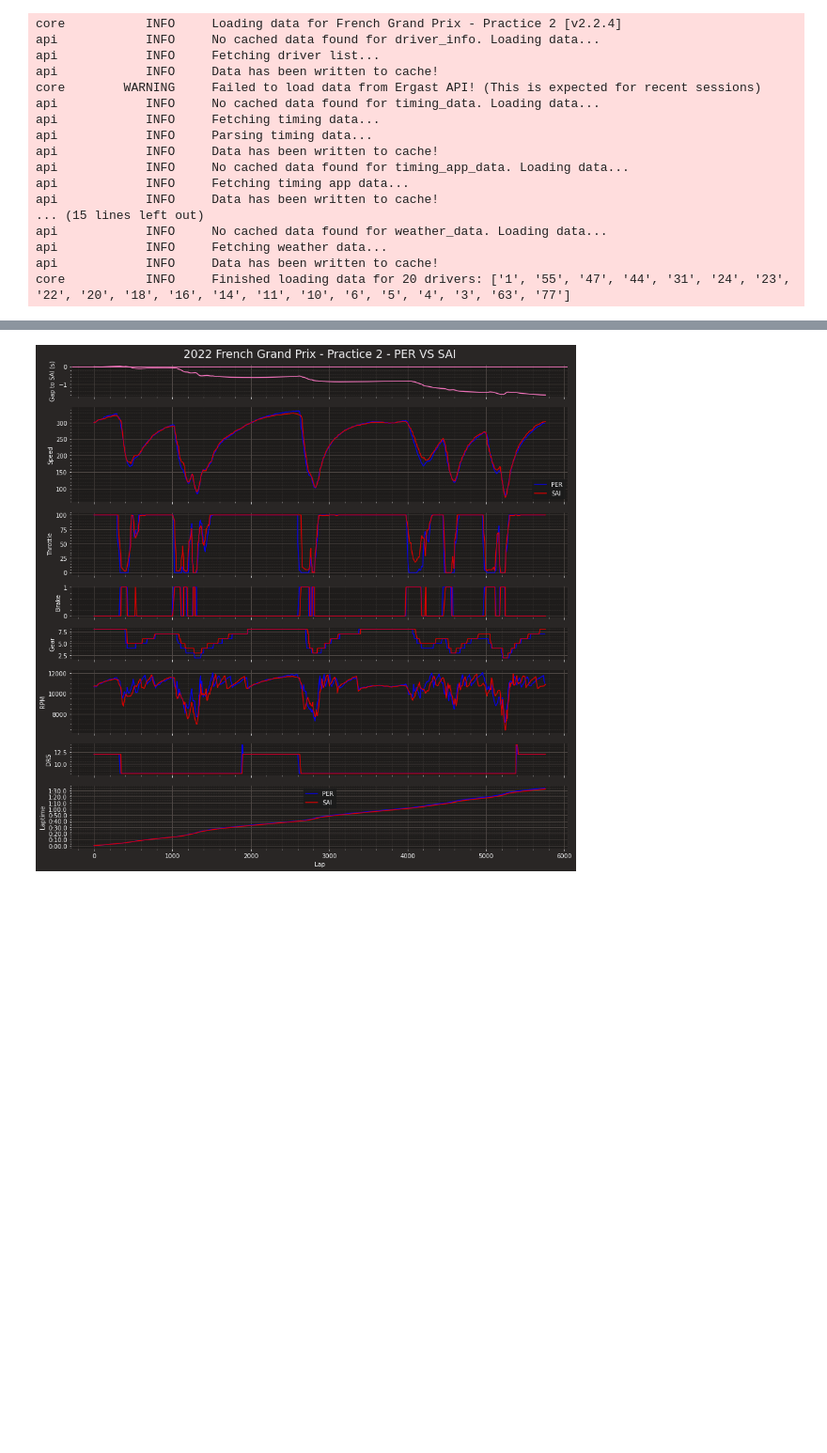
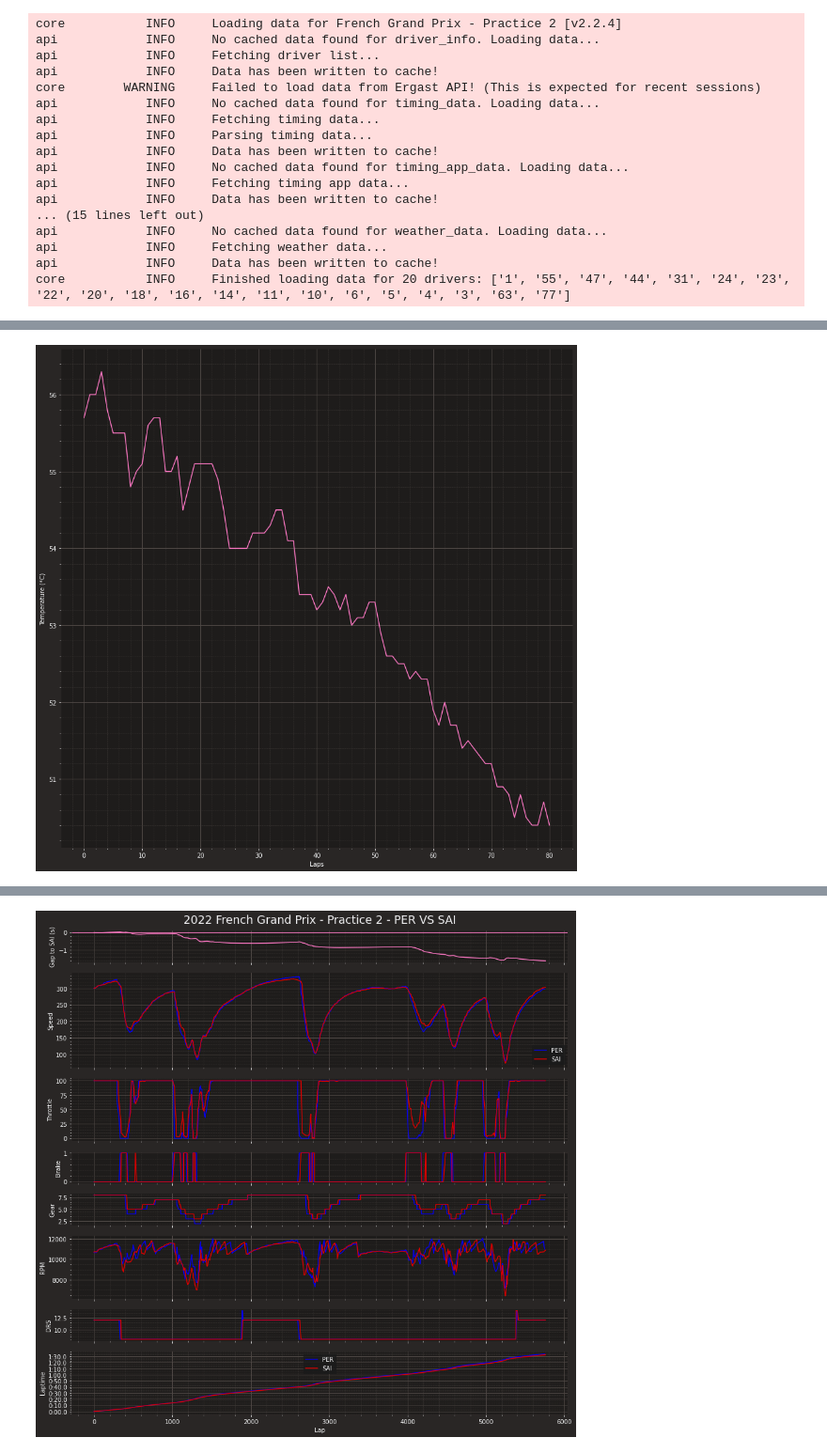
Before and after one commit to CamStevens15/F1_2022_race_analytics, a Jupyter notebook: Code_Analysis/FrenchGP2022.ipynb, the cells around one changed output, grey strips where cells are left out. Shown at 94% size. Drawn from its saved outputs; the diff is of its cells as text; code cells hidden in the pictures; blank space fills up the shorter version.

```diff
--- a/Code_Analysis/FrenchGP2022.ipynb
+++ b/Code_Analysis/FrenchGP2022.ipynb
@@ -52,0 +85,4 @@ core           INFO     Finished loading data for 20 drivers: ['1', '55', '47',
+# %%
+static_track_temp(practice2)
+# %% [output]
+[figure, added]
```
Also changed, not shown: parts of 6 cells of this notebook.
